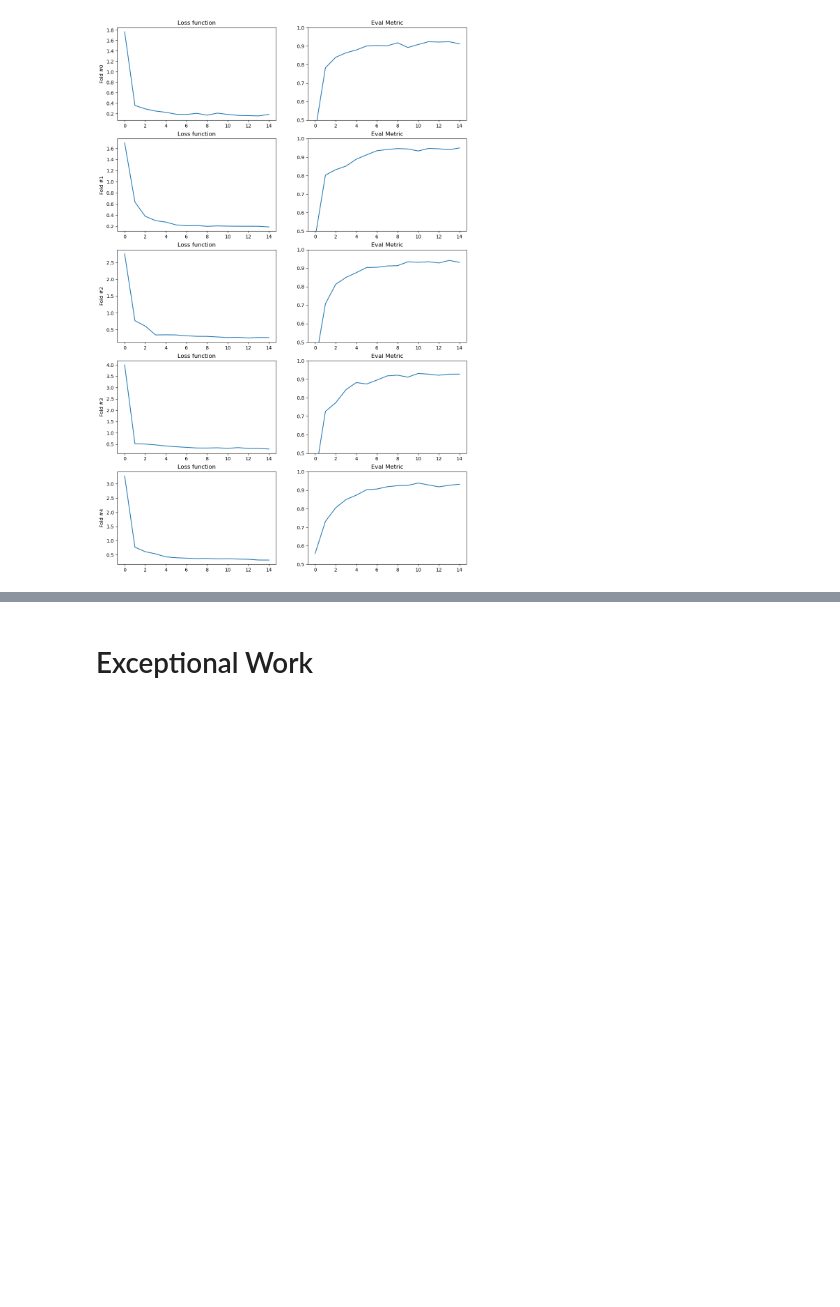
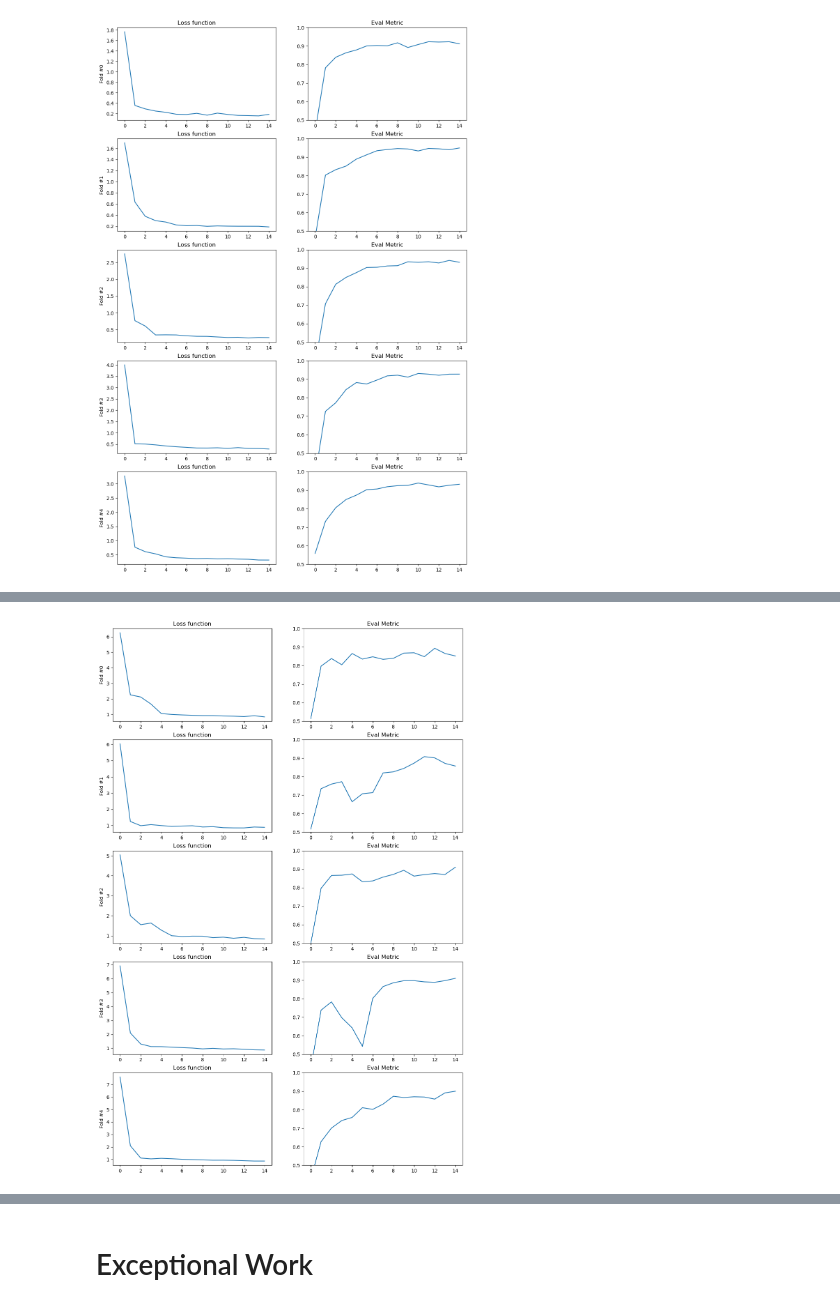
Before and after one commit to kirkwat/machine-learning, a Jupyter notebook: lab6/master.ipynb, the cells around one changed output, grey strips where cells are left out. Drawn from its saved outputs; the diff is of its cells as text; code cells hidden in the pictures; blank space fills up the shorter version.

```diff
--- a/lab6/master.ipynb
+++ b/lab6/master.ipynb
@@ -671,0 +680,4 @@ plot_histories(histories4)
+# %%
+num_filt_layers=[96/4, 256/4, 384/4] # taking alexnet params and scaling them down for run time
+
+histories5, eval_scores5 = build_model_3_alt(optimizer=adam, num_filt_layers=num_filt_layers)
@@ -671,0 +702,4 @@ plot_histories(histories4)
+# %%
+plot_histories(histories5)
+# %% [output]
+[figure, added]
```
Also changed, not shown: parts of 4 cells of this notebook.
